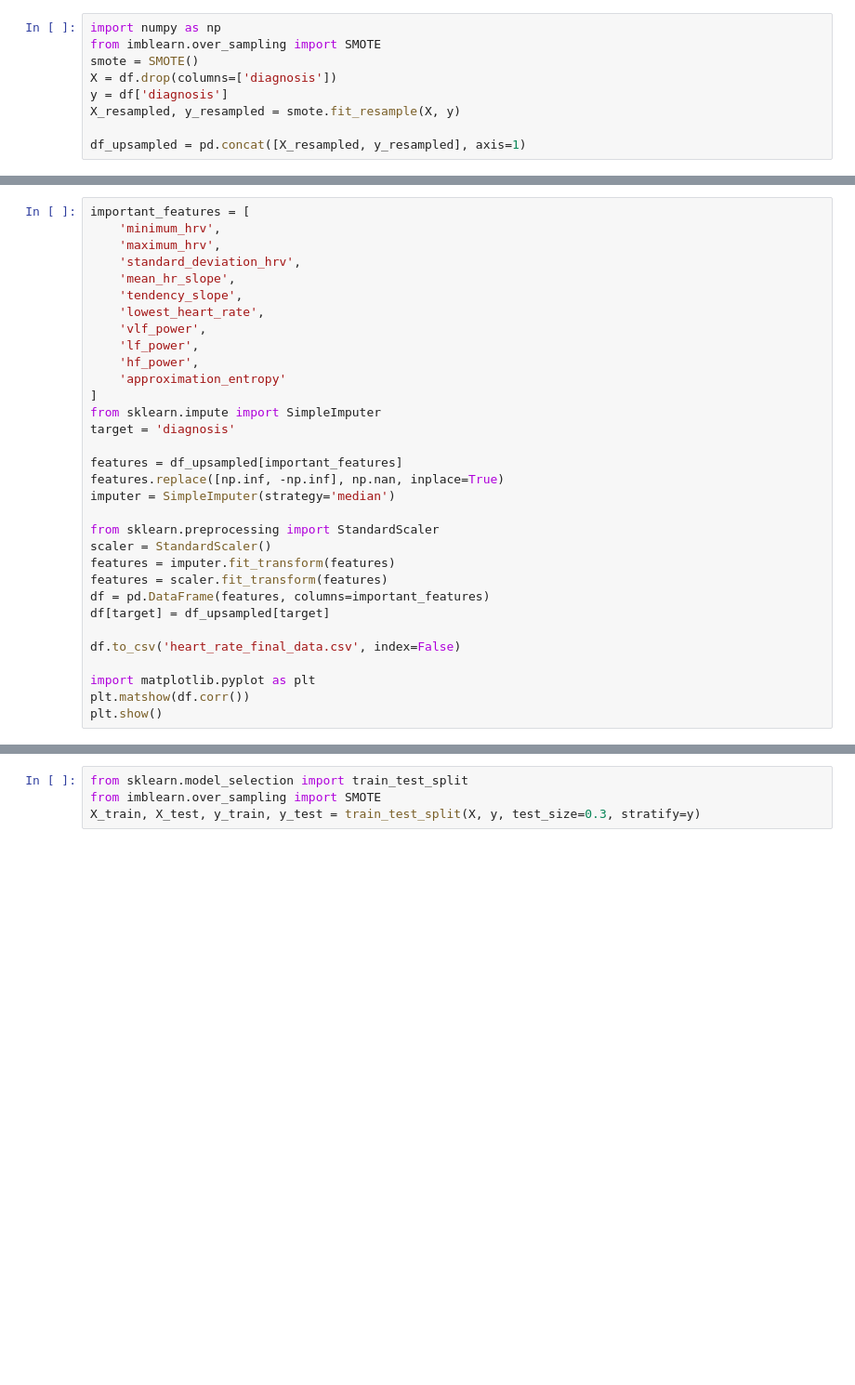
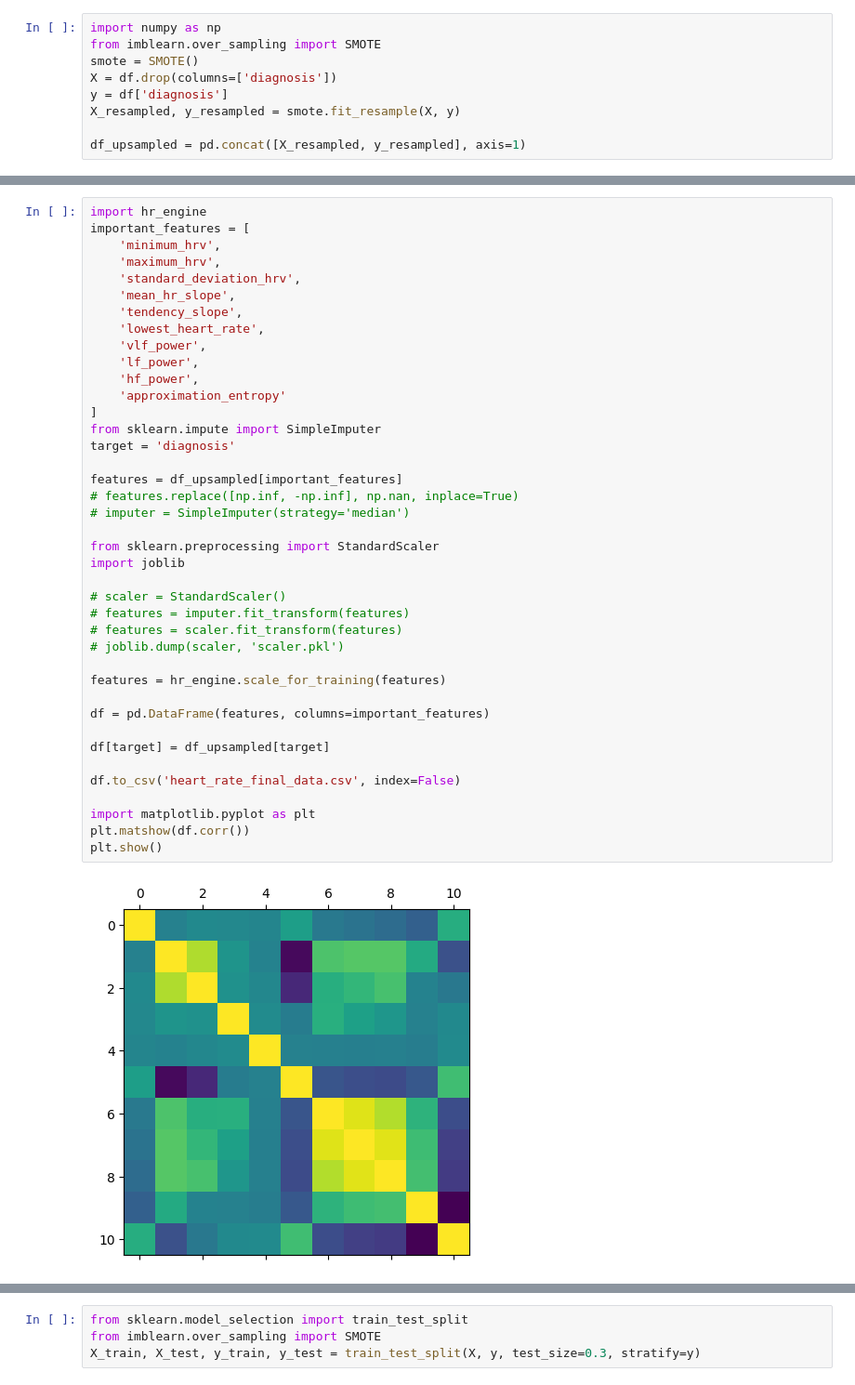
Before and after one commit to arsereg/PIA-02, a Jupyter notebook: model_generation.ipynb, the cells around one changed output, grey strips where cells are left out. Shown at 93% size. Saved outputs shown, nothing was run; the diff lists cells and outputs as text; blank space fills up the shorter version.

```diff
--- a/model_generation.ipynb
+++ b/model_generation.ipynb
@@ -52,36 +84,46 @@ df_upsampled.value_counts('diagnosis')
 # sns.pairplot(df_upsampled, hue='diagnosis', kind='kde', corner=True)
 # %%
+import hr_engine
 important_features = [
     'minimum_hrv',
     'maximum_hrv',
     'standard_deviation_hrv',
     'mean_hr_slope',
     'tendency_slope',
     'lowest_heart_rate',
     'vlf_power',
     'lf_power',
     'hf_power',
     'approximation_entropy'
 ]
 from sklearn.impute import SimpleImputer
 target = 'diagnosis'
 
 features = df_upsampled[important_features]
-features.replace([np.inf, -np.inf], np.nan, inplace=True)
-imputer = SimpleImputer(strategy='median')
+# features.replace([np.inf, -np.inf], np.nan, inplace=True)
+# imputer = SimpleImputer(strategy='median')
 
 from sklearn.preprocessing import StandardScaler
-scaler = StandardScaler()
-features = imputer.fit_transform(features)
-features = scaler.fit_transform(features)
+import joblib
+
+# scaler = StandardScaler()
+# features = imputer.fit_transform(features)
+# features = scaler.fit_transform(features)
+# joblib.dump(scaler, 'scaler.pkl')
+
+features = hr_engine.scale_for_training(features)
+
 df = pd.DataFrame(features, columns=important_features)
+
 df[target] = df_upsampled[target]
 
 df.to_csv('heart_rate_final_data.csv', index=False)
 
 import matplotlib.pyplot as plt
 plt.matshow(df.corr())
 plt.show()
+# %% [output]
+[figure, added]
 # %%
 X = df.drop(columns=['diagnosis'])
 y = df['diagnosis']
```
Also changed, not shown: parts of 9 cells of this notebook, 19 other files.
